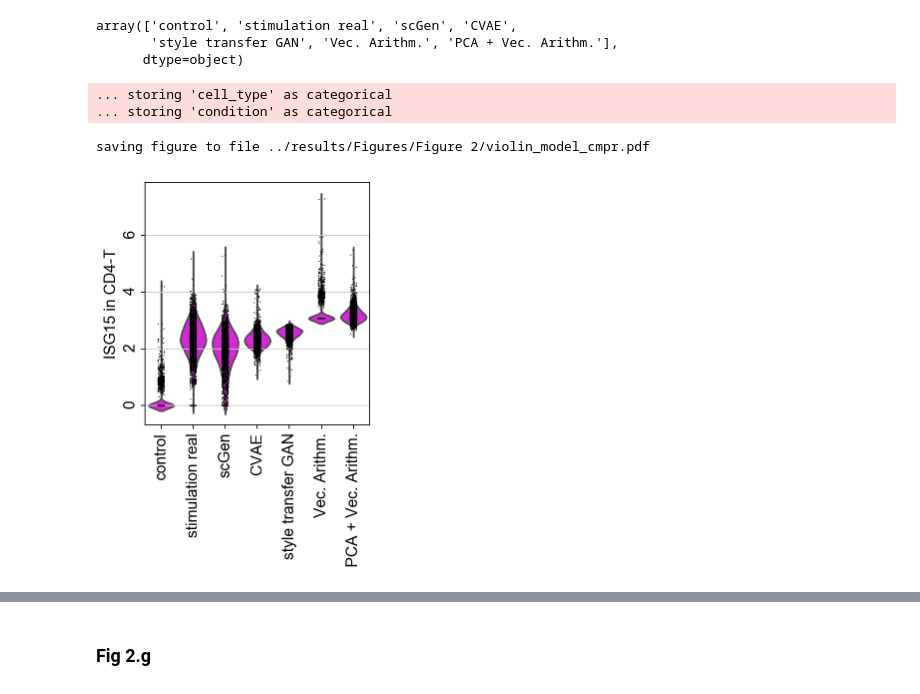
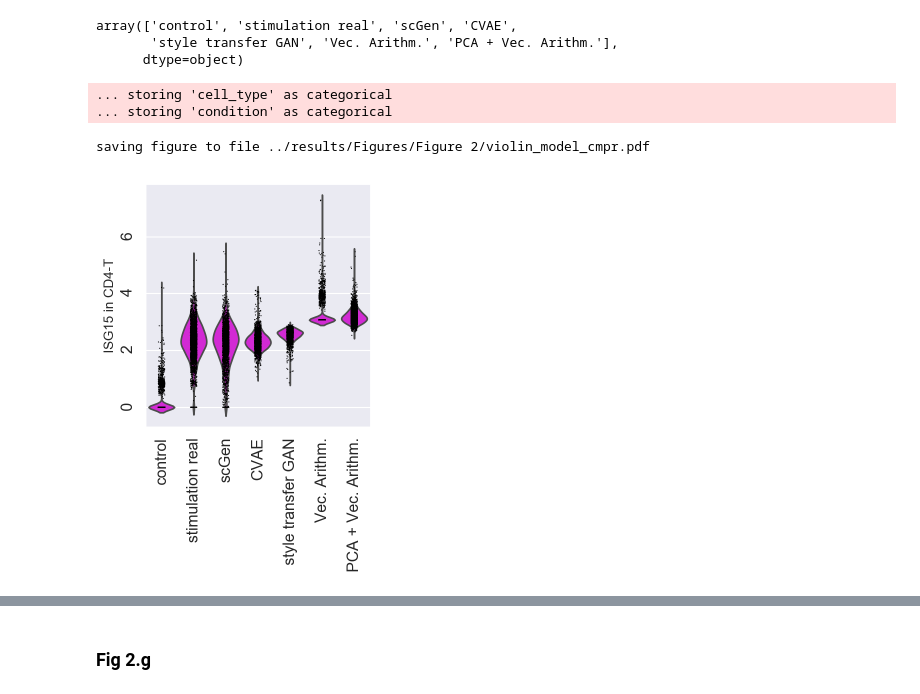
Before and after one commit to theislab/scgen-reproducibility, a Jupyter notebook: Jupyter Notebooks/Fig2.ipynb, the cells around one changed output, grey strips where cells are left out. Saved outputs shown, nothing was run; the diff lists cells and outputs as text; code cells hidden in the pictures.

```diff
--- a/Jupyter Notebooks/Fig2.ipynb
+++ b/Jupyter Notebooks/Fig2.ipynb
@@ -276,5 +282,6 @@ def grouped_barplot(df, cat, subcat, val, err, filename, put_label=False, legend
     plt.savefig(os.path.join(path_to_save, filename), dpi=100)
     plt.show()
 # %%
-grouped_barplot(df, "Cell Types", "Type", "R^2 Means", "R^2 Stddevs", legend=True, filename="Fig2d_celltypes_barplots.pdf")
+sns.set()
+grouped_barplot(df, "Cell Types", "Type", "R^2 Means", "R^2 Stddevs", legend=True, filename="Fig2c_celltypes_barplots.pdf")
 # %% [output]
@@ -282,7 +289,7 @@ grouped_barplot(df, "Cell Types", "Type", "R^2 Means", "R^2 Stddevs", legend=Tru
 # %%
 stgan_reconstructed = sc.read("../data/reconstructed/CGAN/CGAN_CD4T.h5ad")
 pca_reconstructed = sc.read("../data/reconstructed/PCAVecArithm/PCA_CD4T.h5ad")
-ges_reconstructed = sc.read("../data/reconstructed/Vec. Arithm./VecArithm_CD4T.h5ad")
+ges_reconstructed = sc.read("../data/reconstructed/VecArithm/VecArithm_CD4T.h5ad")
 cvae_reconstructed = sc.read("../data/reconstructed/CVAE/CVAE_CD4T.h5ad")
 replace_conditions(cvae_reconstructed)
 # %%
@@ -318,25 +325,25 @@ models.var_names = var_temp
 # %%
 font = {'family' : 'Arial',
         'size'   : 14}
 
 matplotlib.rc('font', **font)
 matplotlib.rc('ytick', labelsize=14)
 matplotlib.rc('xtick', labelsize=14)
 sc.pl.violin(models,
              keys="ISG15 in CD4-T",
              groupby="condition",
              rotation=90,
              show=True,
              order=models.obs["condition"].unique().tolist(),
              color = "#ee0ef0",
              save="_model_cmpr.pdf")
 os.rename(src=os.path.join(path_to_save, "violin_model_cmpr.pdf"),
-          dst=os.path.join(path_to_save, "Fig2e_model_comparison.pdf"))
+          dst=os.path.join(path_to_save, "Fig2d_model_comparison.pdf"))
 # %% [output]
 ... storing 'cell_type' as categorical
 ... storing 'condition' as categorical
 saving figure to file ../results/Figures/Figure 2/violin_model_cmpr.pdf
-[figure, old version]
+[figure, new version]
 # %%
 conditions = {"real_stim": "CD4-T_real_stim", "pred_stim": "CD4-T_pred_stim"}
 scgen_r2_mean, scgen_r2_var = calc_R2_specific_model(cd4t_reconstructed, n_genes=6998, conditions=conditions)
```
Also changed, not shown: parts of 12 cells of this notebook, 15 other files.
